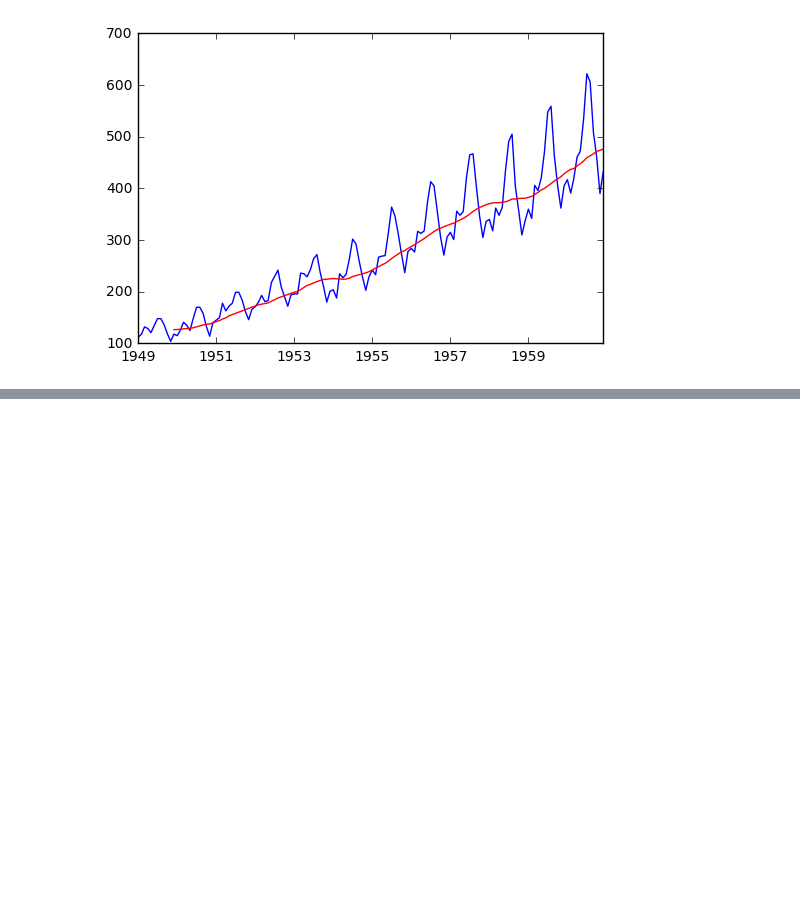
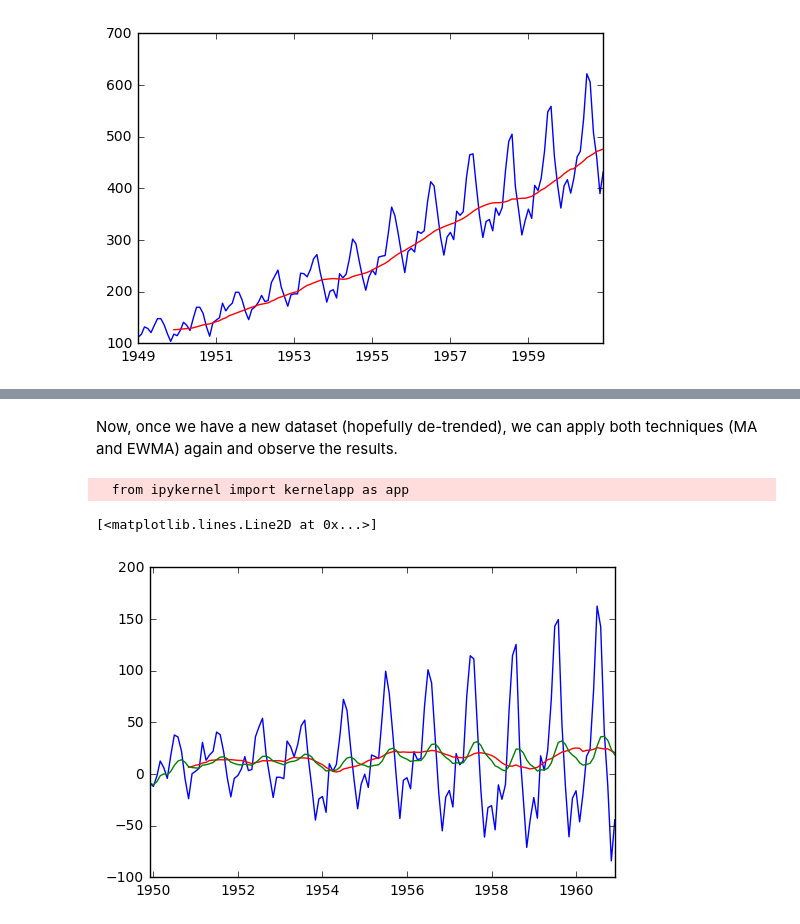
Before and after one commit to HrantDavtyan/Time_series_analysis, a Jupyter notebook: Time_series_1.ipynb, the cells around one changed output, grey strips where cells are left out. Drawn from its saved outputs; the diff is of its cells as text; code cells hidden in the pictures; blank space fills up the shorter version.

```diff
--- a/Time_series_1.ipynb
+++ b/Time_series_1.ipynb
@@ -128,0 +157,5 @@ From the plot above we can infer that in average, our fitted line does a good jo
+# %%
+# create new DataFrame, which presents the difference between actual data and rolling mean values
+data_diff = data - rolmean
+# view the first 12 observations in the new DataFrame
+data_diff.head(12)
@@ -128,0 +179,6 @@ From the plot above we can infer that in average, our fitted line does a good jo
+# %%
+# using dropna method from Pandas, to drop missing values
+# the argument inplace=True tells Pandas to drop those values from our dataset without creating a new one
+data_diff.dropna(inplace=True)
+# view the first 12 observations to ensure missing values were dropped
+data_diff.head(12)
@@ -128,0 +200,17 @@ From the plot above we can infer that in average, our fitted line does a good jo
+# %% [markdown]
+Now, once we have a new dataset (hopefully de-trended), we can apply both techniques (MA and EWMA) again and observe the results.
+# %%
+# estimating MA for the new dataset
+ma_diff = pd.rolling_mean(data_diff,12)
+# estimating EWMA for the new dataset
+exp_diff = pd.ewma(data_diff,12)
+# plotting our new dataset
+plt.plot(data_diff)
+# plotting MA
+plt.plot(ma_diff, color='red')
+# plotting EWMA
+plt.plot(exp_diff,color='green')
+# %% [output]
+  from ipykernel import kernelapp as app
+[<matplotlib.lines.Line2D at 0x...>]
+[figure, added]
```
Also changed, not shown: parts of 27 cells of this notebook.
